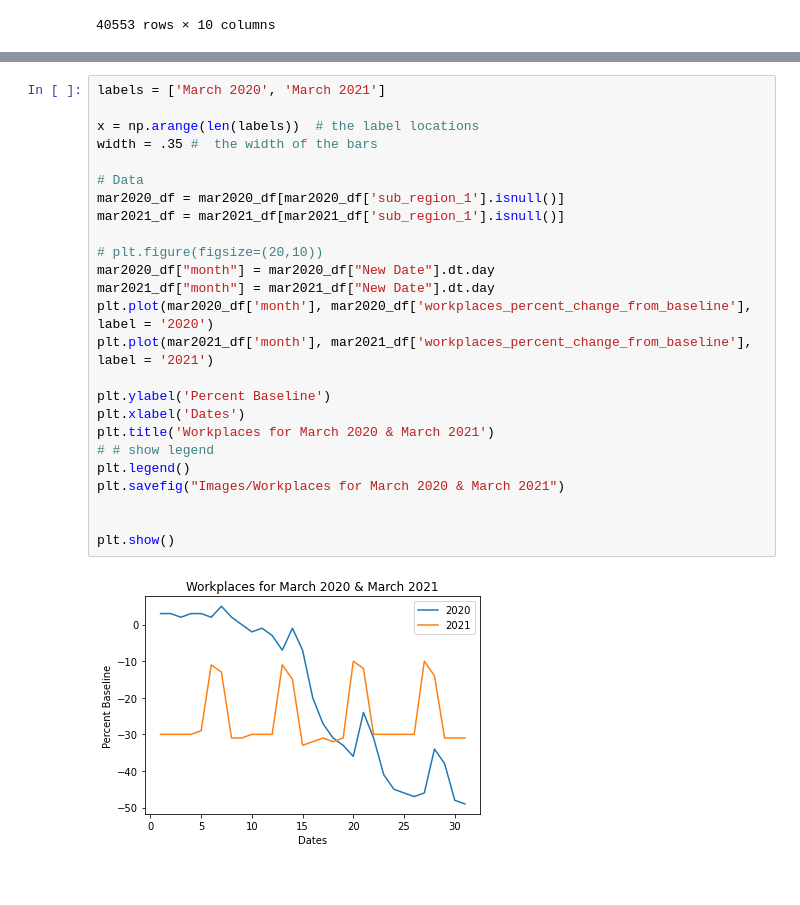
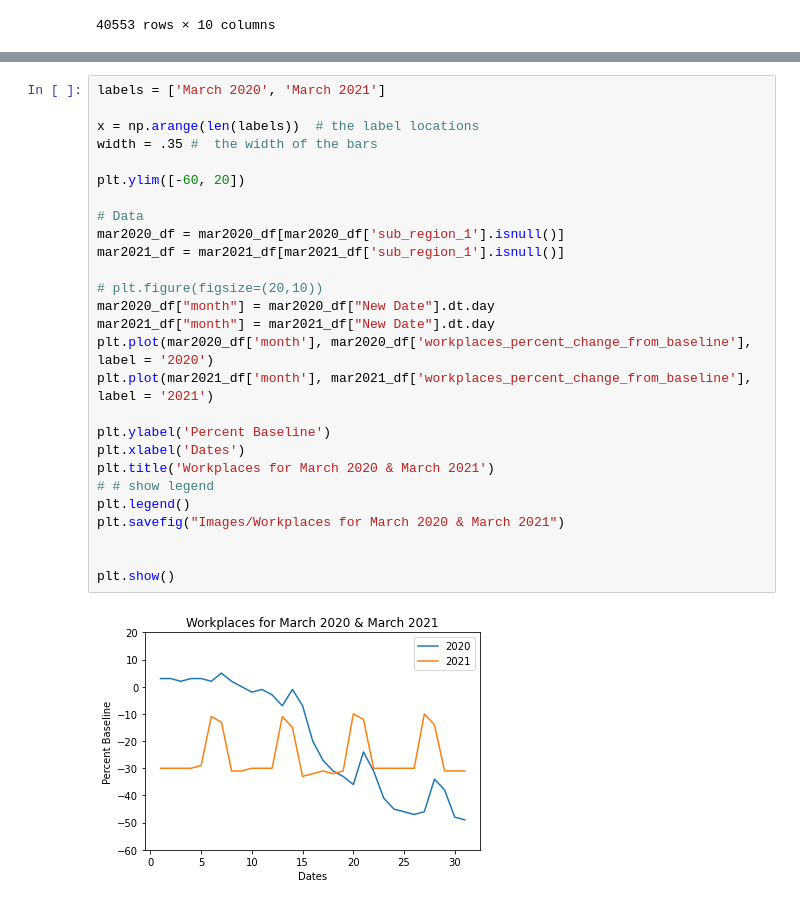
Before and after one commit to Munseaux/Pandemic-Movement, a Jupyter notebook: year_over_year_data.ipynb, the cells around one changed output, grey strips where cells are left out. Cells and saved outputs as stored; diff of their text form.

```diff
--- a/year_over_year_data.ipynb
+++ b/year_over_year_data.ipynb
@@ -290,30 +299,32 @@ plt.show()
 # %%
 labels = ['March 2020', 'March 2021']
 
 x = np.arange(len(labels))  # the label locations
 width = .35 #  the width of the bars
+
+plt.ylim([-60, 20])
 
 # Data
 mar2020_df = mar2020_df[mar2020_df['sub_region_1'].isnull()]
 mar2021_df = mar2021_df[mar2021_df['sub_region_1'].isnull()]
 
 # plt.figure(figsize=(20,10))
 mar2020_df["month"] = mar2020_df["New Date"].dt.day
 mar2021_df["month"] = mar2021_df["New Date"].dt.day
 plt.plot(mar2020_df['month'], mar2020_df['workplaces_percent_change_from_baseline'], label = '2020')
 plt.plot(mar2021_df['month'], mar2021_df['workplaces_percent_change_from_baseline'], label = '2021')
 
 plt.ylabel('Percent Baseline')
 plt.xlabel('Dates')
 plt.title('Workplaces for March 2020 & March 2021')
 # # show legend
 plt.legend()
 plt.savefig("Images/Workplaces for March 2020 & March 2021")
 
 
 plt.show()
 # %% [output]
-[figure, old version]
+[figure, new version]
 # %%
 labels = ['April 2020', 'April 2021']
 
```
Also changed, not shown: parts of 8 cells of this notebook, 8 other files.
